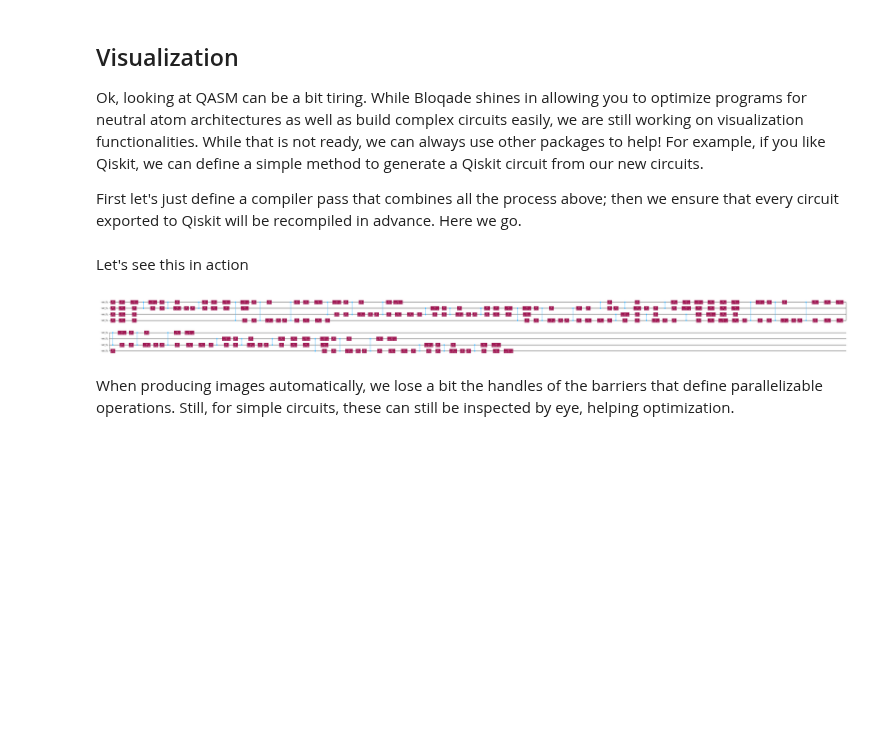
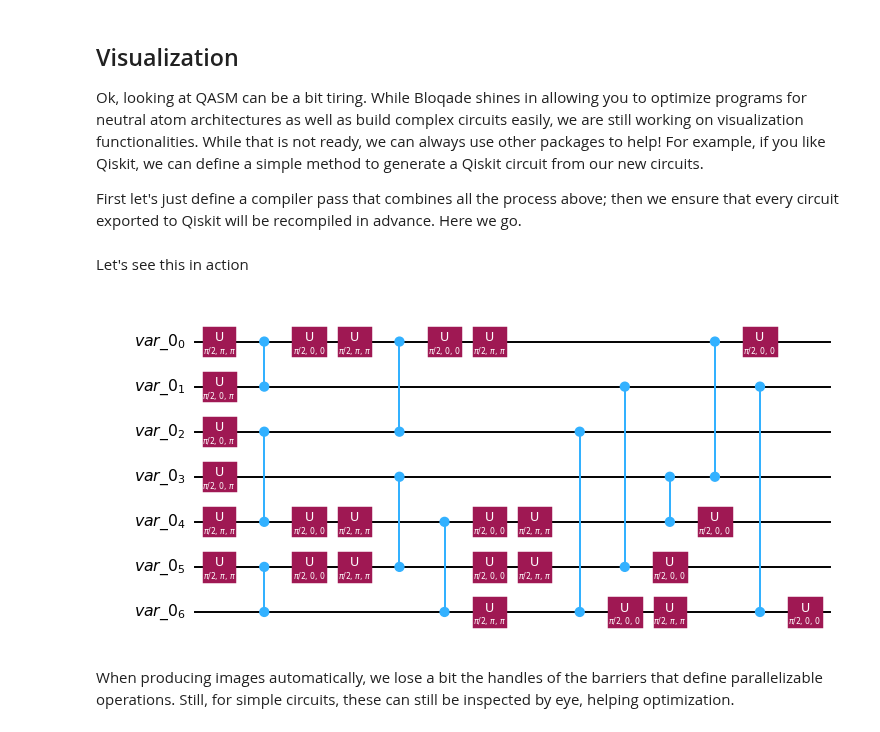
Before and after one commit to QuEraComputing/ETH_Qhack, a Jupyter notebook: assets/import_and_process_tutorial.ipynb, the cells around one changed output. Drawn from its saved outputs; the diff is of its cells as text; code cells hidden in the pictures; blank space fills up the shorter version.

```diff
--- a/assets/import_and_process_tutorial.ipynb
+++ b/assets/import_and_process_tutorial.ipynb
@@ -101,10 +101,10 @@ warnings.filterwarnings("ignore")
 from bloqade.qasm2.rewrite.native_gates import RydbergGateSetRewriteRule
 from kirin.rewrite import Walk
 
-# This is Circuit #2 in the challenge, a simple QAOA circuit!
-qaoa_circuit = programs["2"]
 
-Walk(RydbergGateSetRewriteRule(qaoa_circuit.dialects)).rewrite(qaoa_circuit.code);
+circuit = programs["0.4"]
+
+Walk(RydbergGateSetRewriteRule(circuit.dialects)).rewrite(circuit.code);
 # %% [markdown]
 Transformations on the circuit happen in place (because we didn't use `similar()` to generate a new circuit). Let's see what happened
 # %%
@@ -135,8 +135,8 @@ The process above was a compiler pass and we are not done with them. Now we want
 # %%
 from bloqade.qasm2.passes import UOpToParallel
 
-UOpToParallel(qaoa_circuit.dialects)(qaoa_circuit)
-qaoa_parallelized_circuit = qaoa_circuit.similar(qasm2.extended)
+UOpToParallel(circuit.dialects)(circuit)
+parallelized_circuit = circuit.similar(qasm2.extended)
 # %% [markdown]
 Now circuit got modified, but we created a copy of it and saved in `circuit_parallel` for the sake of example. Let's see what we got
 # %%
@@ -293,11 +293,11 @@ def method_to_qiskit(method: ir.Method, *,parallelize: bool = True) -> QuantumCi
 # %% [markdown]
 Let's see this in action
 # %%
-qc = method_to_qiskit(qaoa_parallelized_circuit)
+qc = method_to_qiskit(parallelized_circuit)
 #print(qc.draw(output="text"))
 fig = qc.draw(output="mpl", fold=120, scale=0.7)
 display(fig)   # in a Jupyter notebook
 # %% [output]
-[figure, old version]
+[figure, new version]
 # %% [markdown]
 When producing images automatically, we lose a bit the handles of the barriers that define parallelizable operations. Still, for simple circuits, these can still be inspected by eye, helping optimization.
```
Also changed, not shown: parts of 5 cells of this notebook.
